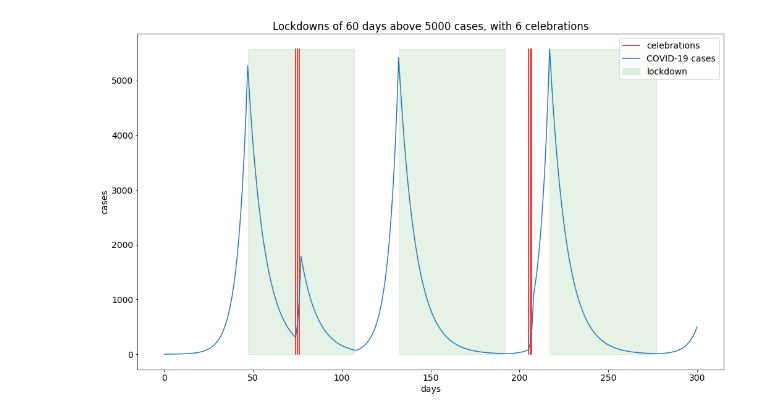
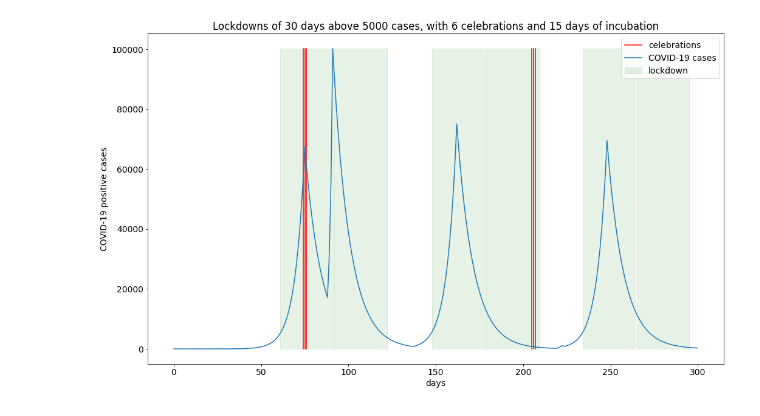
Before and after one commit to ymollard/covid19_python_sim, a Jupyter notebook: COVID-19.ipynb, the cells around one changed output. Saved outputs shown, nothing was run; the diff lists cells and outputs as text; code cells hidden in the pictures.

Commit message:
Included incubation delay in cases

```diff
--- a/COVID-19.ipynb
+++ b/COVID-19.ipynb
@@ -12,6 +13,7 @@ class BaseScenario(object):
         self.cases = [1]
         self.lockdowns = []
         self.remaining_lockdown = 0
+        self.remaining_incubation = 0
 
     def simulate(self):
         for step in range(self.duration):
@@ -40,25 +42,31 @@ class BaseScenario(object):
 
         pyplot.plot(range(len(self.cases)), self.cases, label="COVID-19 cases")
         pyplot.legend()
-        pyplot.title("Lockdowns of {} days above {} cases, with {} celebrations".format(self.lockdown_duration,
-                                                                 self.critical, len(self.celebrations)))
+        pyplot.title("Lockdowns of {} days above {} cases, with {} celebrations and {} days of incubation".format(
+                     self.lockdown_duration,
+                     self.critical,
+                     len(self.celebrations),
+                     self.incubation_duration))
         pyplot.xlabel('days')
-        pyplot.ylabel('cases')
+        pyplot.ylabel('COVID-19 positive cases')
         pyplot.show()
 # %%
 class Scenario(BaseScenario):
     def __init__(self,
                  lockdown_duration: int,
+                 incubation_duration: int,
                  duration: int,
                  critical: int,
                  celebrations: list,
                  r0: dict):
         super(Scenario, self).__init__()
         self.lockdown_duration = lockdown_duration
+        self.incubation_duration = incubation_duration
         self.duration = duration
         self.critical = critical
         self.celebrations = celebrations
         self.r0 = r0
+        self.r0_history = deque(incubation_duration*[1], maxlen=incubation_duration)
 
     def next(self, step:int, previous_infected:int):
         if self.remaining_lockdown > 0:
@@ -73,4 +81,5 @@ class Scenario(BaseScenario):
         if step in self.celebrations:
             r0 *= self.r0["high"]
 
-        return r0*previous_infected
+        self.r0_history.append(r0)
+        return self.r0_history.popleft()*previous_infected
@@ -77,19 +106,20 @@ class Scenario(BaseScenario):
 # %%
 s = Scenario(
-    lockdown_duration = 60,
+    lockdown_duration = 30,
+    incubation_duration = 15,
     duration = 300,
     critical = 5000,
     celebrations = [
                     74, 75, 76,     # Celebration + lockdown
                     205, 206, 207   # Celebration but no lockdown
                    ],
     r0 = {
         "regular": 1.2,
         "high": 2,
         "lockdown": 0.9,
     }
 )
 s.simulate()
 s.plot()
 # %% [output]
-[figure, old version]
+[figure, new version]
```
Also changed, not shown: parts of 3 cells of this notebook.
